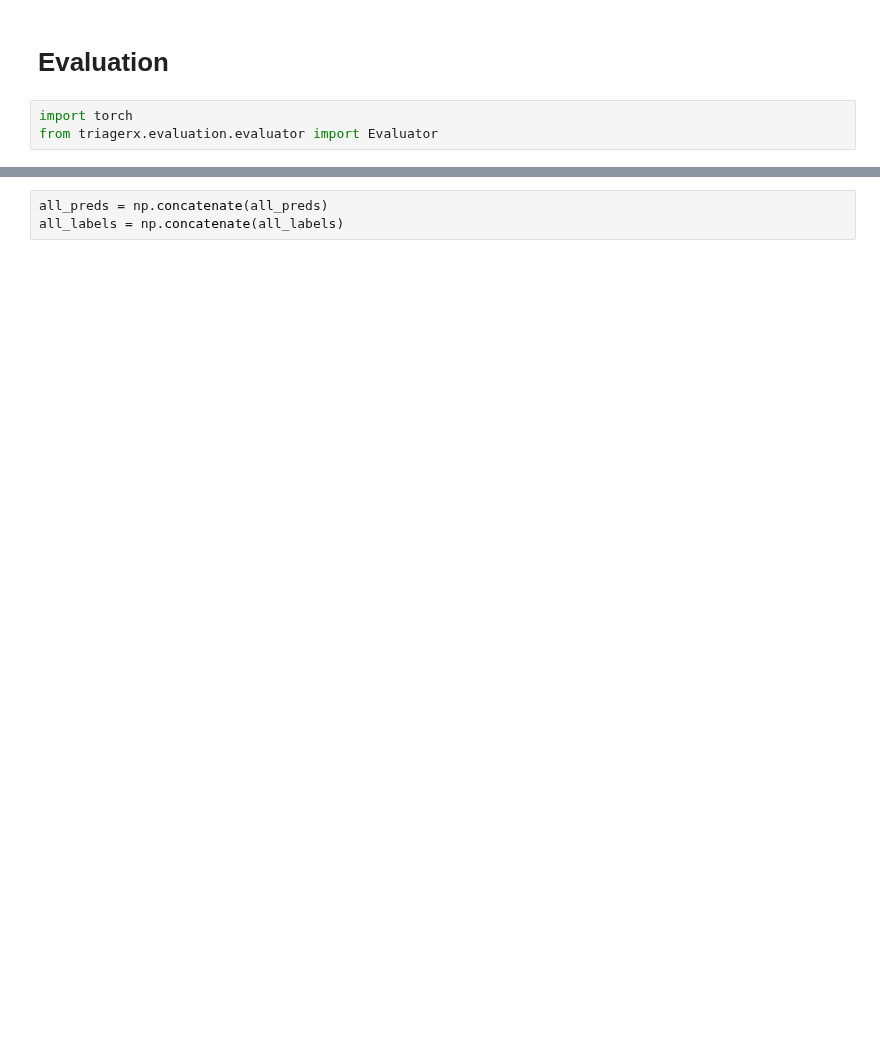
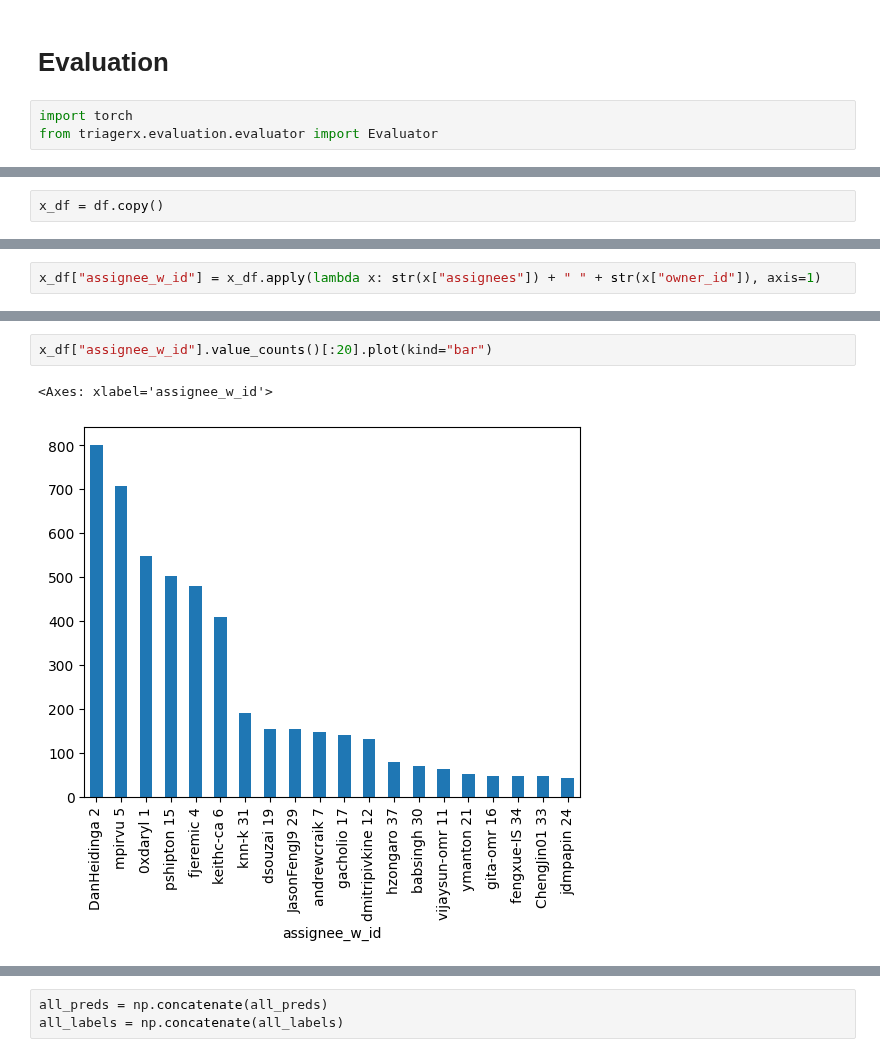
Before and after one commit to afifaniks/triagerX, a Jupyter notebook: notebook/train.ipynb, the cells around one changed output, grey strips where cells are left out. Cells and saved outputs as stored; diff of their text form; blank space fills up the shorter version.

```diff
--- a/notebook/train.ipynb
+++ b/notebook/train.ipynb
@@ -203,0 +239,2 @@ with torch.no_grad():
+# %%
+x_df = df.copy()
@@ -203,0 +250,2 @@ with torch.no_grad():
+# %%
+x_df["assignee_w_id"] = x_df.apply(lambda x: str(x["assignees"]) + " " + str(x["owner_id"]), axis=1)
@@ -203,0 +261,5 @@ with torch.no_grad():
+# %%
+x_df["assignee_w_id"].value_counts()[:20].plot(kind="bar")
+# %% [output]
+<Axes: xlabel='assignee_w_id'>
+[figure, added]
```
Also changed, not shown: parts of 25 cells of this notebook, 1 other file.
